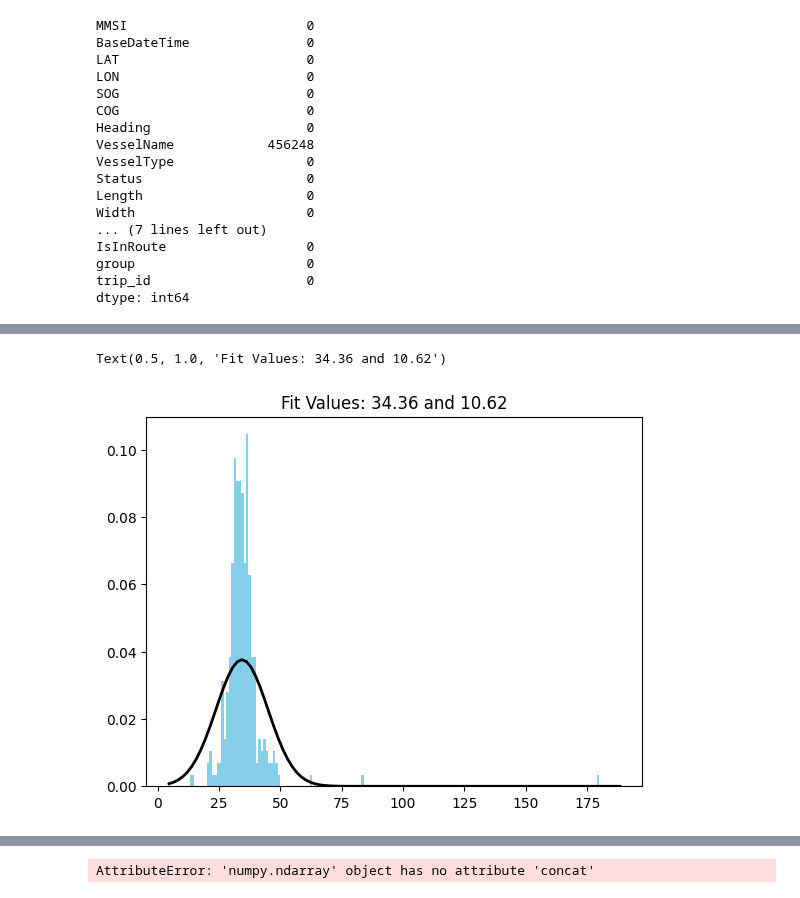
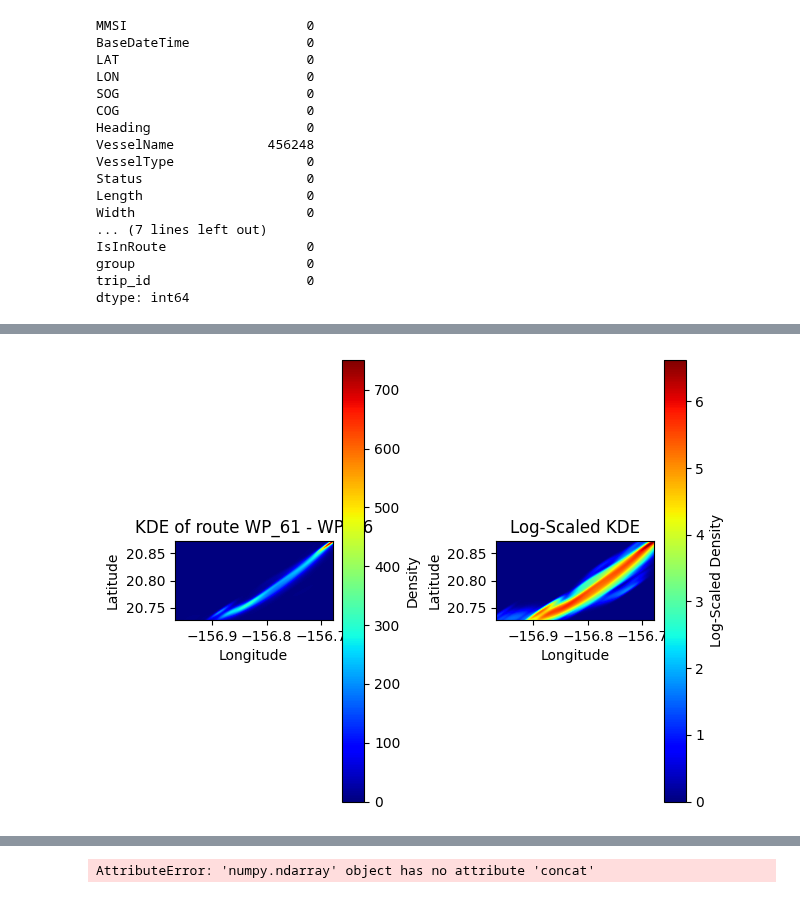
Before and after one commit to Accazeta/AIS_data_analysis, a Jupyter notebook: src/Time_series_clustering.ipynb, the cells around one changed output, grey strips where cells are left out. Drawn from its saved outputs; the diff is of its cells as text; code cells hidden in the pictures.

```diff
--- a/src/Time_series_clustering.ipynb
+++ b/src/Time_series_clustering.ipynb
@@ -191,23 +144,50 @@ po.plot(fig, filename='vessel_traffic_density.html', auto_open=True)
-# %%
-import scipy.stats as stats
-# try to extract normal distribution
-points_data = points_per_trip['count'].values
-mu, std = stats.norm.fit(points_data)
-
-plt.hist(points_data,
-         bins=range(min(points_per_trip['count']), max(points_per_trip['count']) + 1, 1),
-         density=True,
-         color='skyblue'
-         )
-
-# Plot the PDF.
-xmin, xmax = plt.xlim()
-x = np.linspace(xmin, xmax, 100)
-p = stats.norm.pdf(x, mu, std)
-
-plt.plot(x, p, 'k', linewidth=2)
-title = "Fit Values: {:.2f} and {:.2f}".format(mu, std)
-plt.title(title)
-# %% [output]
-Text(0.5, 1.0, 'Fit Values: 34.36 and 10.62')
-[figure, removed]
+# %%
+from scipy.stats import gaussian_kde
+# Perform KDE
+
+x = testDF['LON']
+y = testDF['LAT']
+
+kde = gaussian_kde([x,y])
+xmin, xmax = x.min(), x.max()
+ymin, ymax = y.min(), y.max()
+
+# create a grid of points
+x_grid, y_grid = np.linspace(xmin, xmax, 500), np.linspace(ymin, ymax, 500)
+X, Y = np.meshgrid(x_grid, y_grid)
+positions = np.vstack([X.ravel(), Y.ravel()])
+# Z is a matrix that contains the estimated density values at each grid point
+# defined by x_grid and y_grid
+Z = np.reshape(kde(positions).T, X.shape)
+
+# plot kde result on map
+fig, axes = plt.subplots(1,2)
+im1 = axes[0].imshow(
+    Z,
+    origin='lower',
+    #aspect='auto',
+    extent=[xmin, xmax, ymin, ymax],
+    cmap='jet'
+)
+axes[0].set_xlabel('Longitude')
+axes[0].set_ylabel('Latitude')
+axes[0].set_title(f'KDE of route {testDF.at[0, "Route"]}')
+fig.colorbar(im1, ax=axes[0], label="Density")
+
+# Show normalized scale
+Z_log = np.log1p(Z)
+im2 = axes[1].imshow(Z_log,
+            origin='lower',
+            #aspect='auto',
+            extent=[xmin, xmax, ymin, ymax],
+            cmap='jet'
+           )
+axes[1].set_title('Log-Scaled KDE')
+axes[1].set_xlabel('Longitude')
+axes[1].set_ylabel('Latitude')
+fig.colorbar(im2, ax=axes[1], label="Log-Scaled Density")
+
+plt.tight_layout()
+plt.show()
+# %% [output]
+[figure, added]
```
Also changed, not shown: parts of 6 cells of this notebook, 1 other file.
